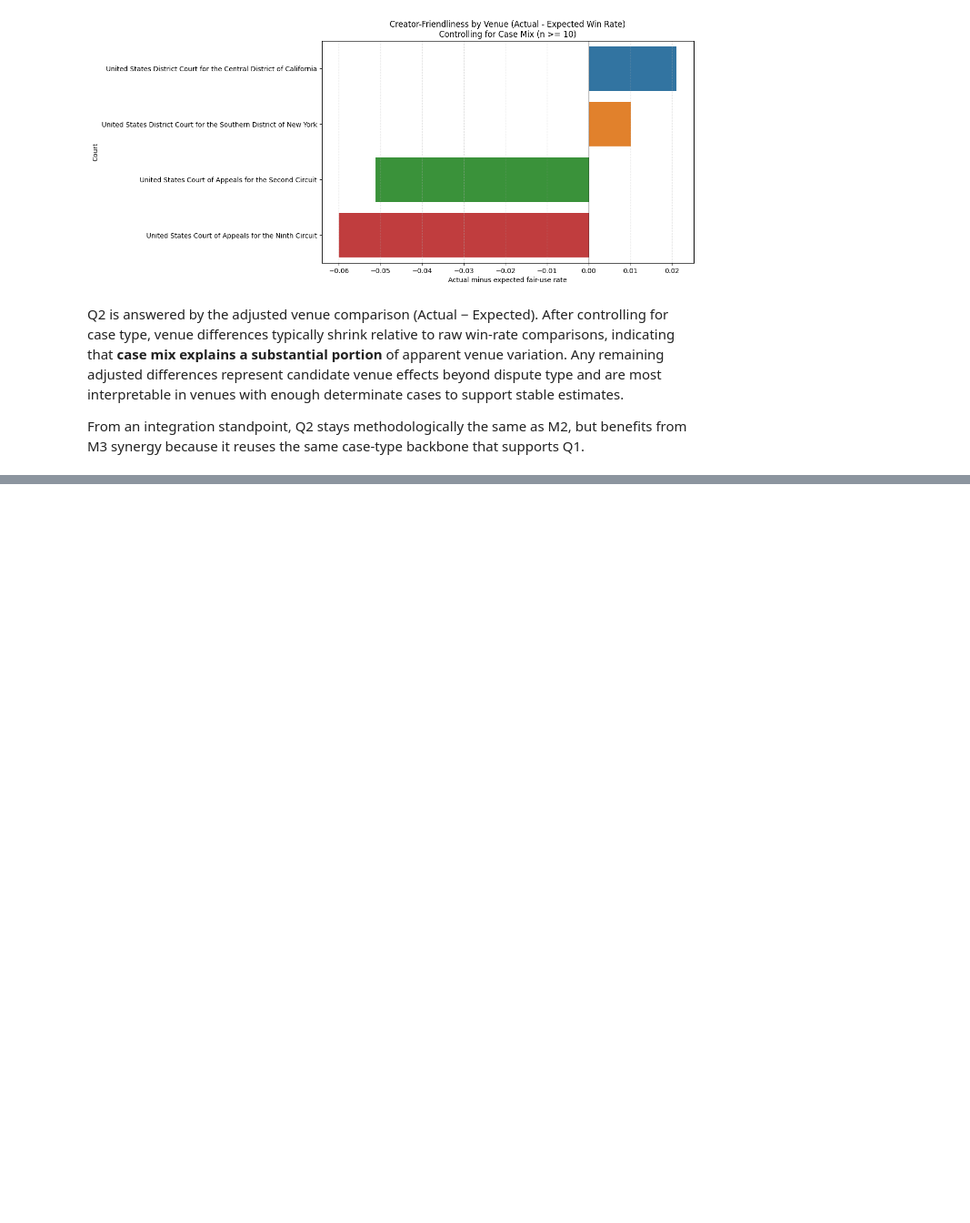
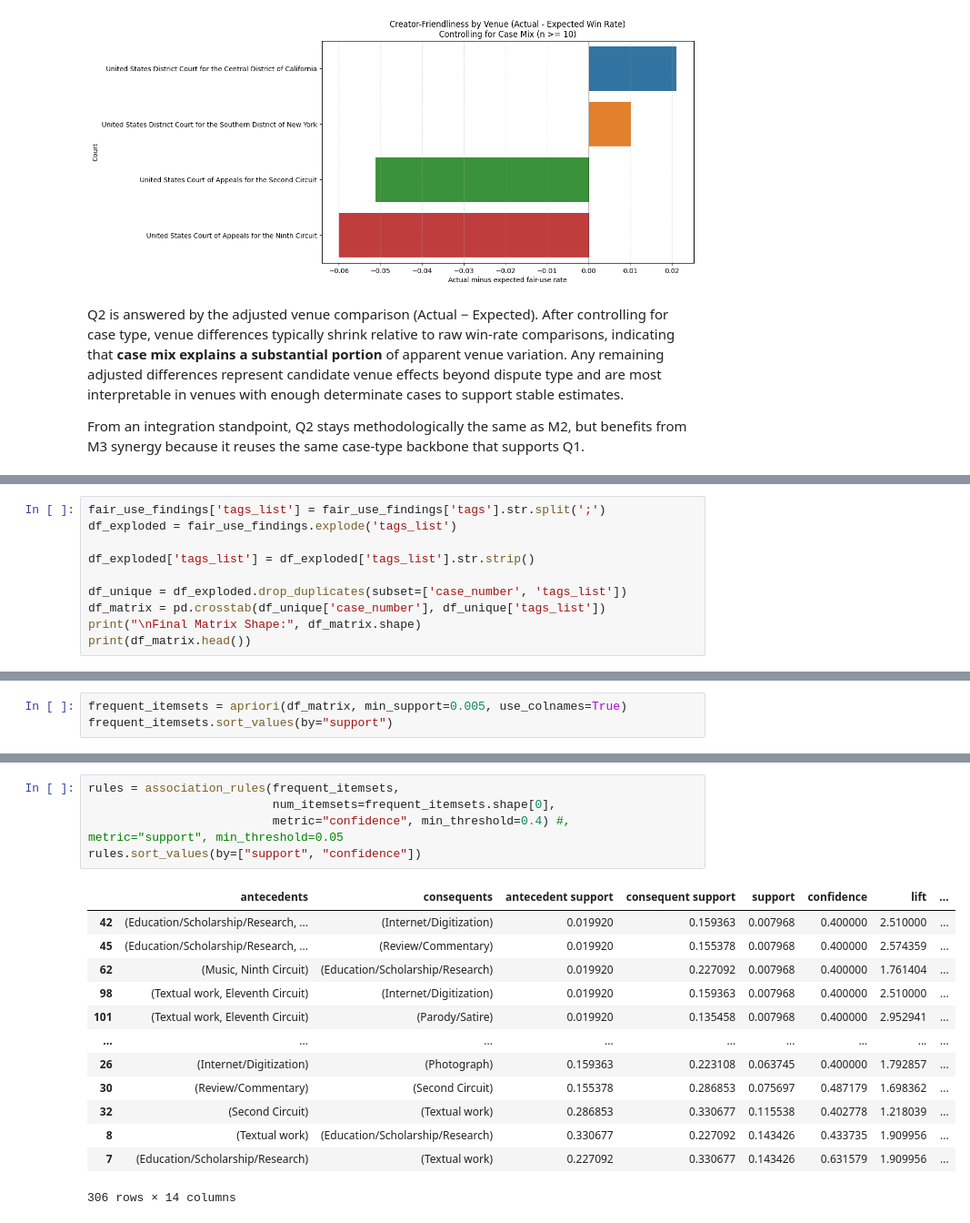
Before and after one commit to mqanaq/BA820-B1-Team13, a Jupyter notebook: M3_Fair_Use_Data_Integrated_Analysis_&_Synergy.ipynb, the cells around one changed output, grey strips where cells are left out. Shown at 91% size. Saved outputs shown, nothing was run; the diff lists cells and outputs as text; blank space fills up the shorter version.

```diff
--- a/M3_Fair_Use_Data_Integrated_Analysis_&_Synergy.ipynb
+++ b/M3_Fair_Use_Data_Integrated_Analysis_&_Synergy.ipynb
@@ -867,0 +872,10 @@ From an integration standpoint, Q2 stays methodologically the same as M2, but be
+# %%
+fair_use_findings['tags_list'] = fair_use_findings['tags'].str.split(';')
+df_exploded = fair_use_findings.explode('tags_list')
+
+df_exploded['tags_list'] = df_exploded['tags_list'].str.strip()
+
+df_unique = df_exploded.drop_duplicates(subset=['case_number', 'tags_list'])
+df_matrix = pd.crosstab(df_unique['case_number'], df_unique['tags_list'])
+print("\nFinal Matrix Shape:", df_matrix.shape)
+print(df_matrix.head())
@@ -867,0 +902,3 @@ From an integration standpoint, Q2 stays methodologically the same as M2, but be
+# %%
+frequent_itemsets = apriori(df_matrix, min_support=0.005, use_colnames=True)
+frequent_itemsets.sort_values(by="support")
@@ -867,0 +919,19 @@ From an integration standpoint, Q2 stays methodologically the same as M2, but be
+# %%
+rules = association_rules(frequent_itemsets,
+                          num_itemsets=frequent_itemsets.shape[0],
+                          metric="confidence", min_threshold=0.4) #, metric="support", min_threshold=0.05
+rules.sort_values(by=["support", "confidence"])
+# %% [output]
+|  | antecedents | consequents | antecedent support | consequent support | support | confidence | lift | ... |
+| 42 | (Education/Scholarship/Research, ... | (Internet/Digitization) | 0.019920 | 0.159363 | 0.007968 | 0.400000 | 2.510000 | ... |
+| 45 | (Education/Scholarship/Research, ... | (Review/Commentary) | 0.019920 | 0.155378 | 0.007968 | 0.400000 | 2.574359 | ... |
+| 62 | (Music, Ninth Circuit) | (Education/Scholarship/Research) | 0.019920 | 0.227092 | 0.007968 | 0.400000 | 1.761404 | ... |
+| 98 | (Textual work, Eleventh Circuit) | (Internet/Digitization) | 0.019920 | 0.159363 | 0.007968 | 0.400000 | 2.510000 | ... |
+| 101 | (Textual work, Eleventh Circuit) | (Parody/Satire) | 0.019920 | 0.135458 | 0.007968 | 0.400000 | 2.952941 | ... |
+| ... | ... | ... | ... | ... | ... | ... | ... | ... |
+| 26 | (Internet/Digitization) | (Photograph) | 0.159363 | 0.223108 | 0.063745 | 0.400000 | 1.792857 | ... |
+| 30 | (Review/Commentary) | (Second Circuit) | 0.155378 | 0.286853 | 0.075697 | 0.487179 | 1.698362 | ... |
+| 32 | (Second Circuit) | (Textual work) | 0.286853 | 0.330677 | 0.115538 | 0.402778 | 1.218039 | ... |
+| 8 | (Textual work) | (Education/Scholarship/Research) | 0.330677 | 0.227092 | 0.143426 | 0.433735 | 1.909956 | ... |
+| 7 | (Education/Scholarship/Research) | (Textual work) | 0.227092 | 0.330677 | 0.143426 | 0.631579 | 1.909956 | ... |
+306 rows × 14 columns
```
Also changed, not shown: parts of 9 cells of this notebook.
